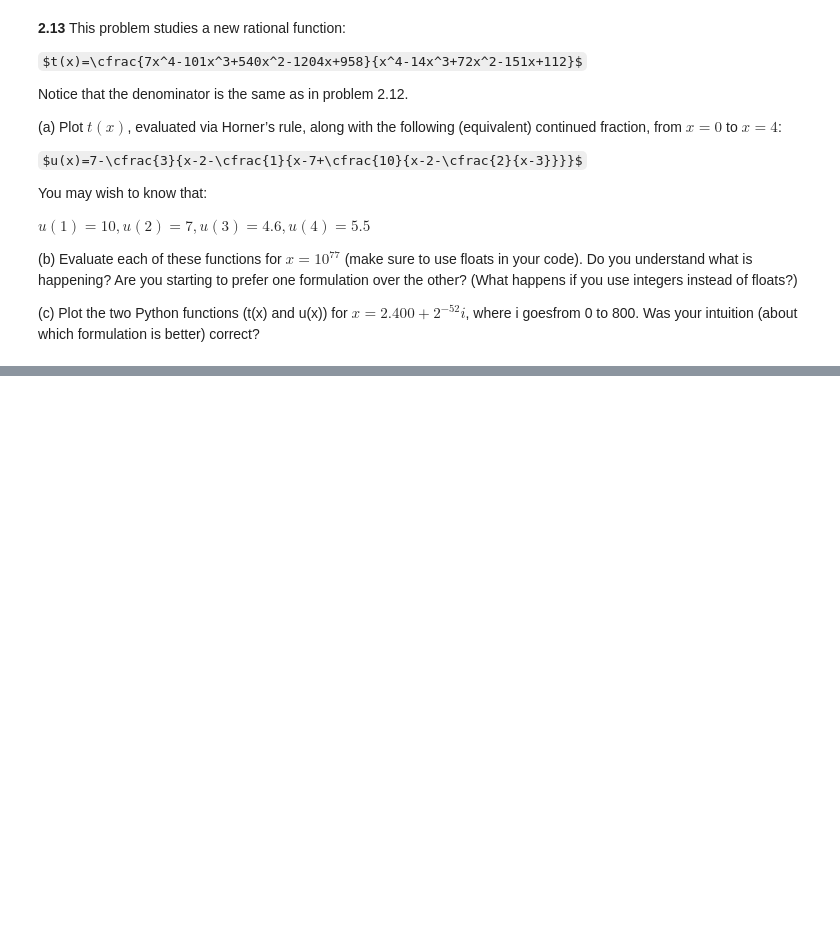
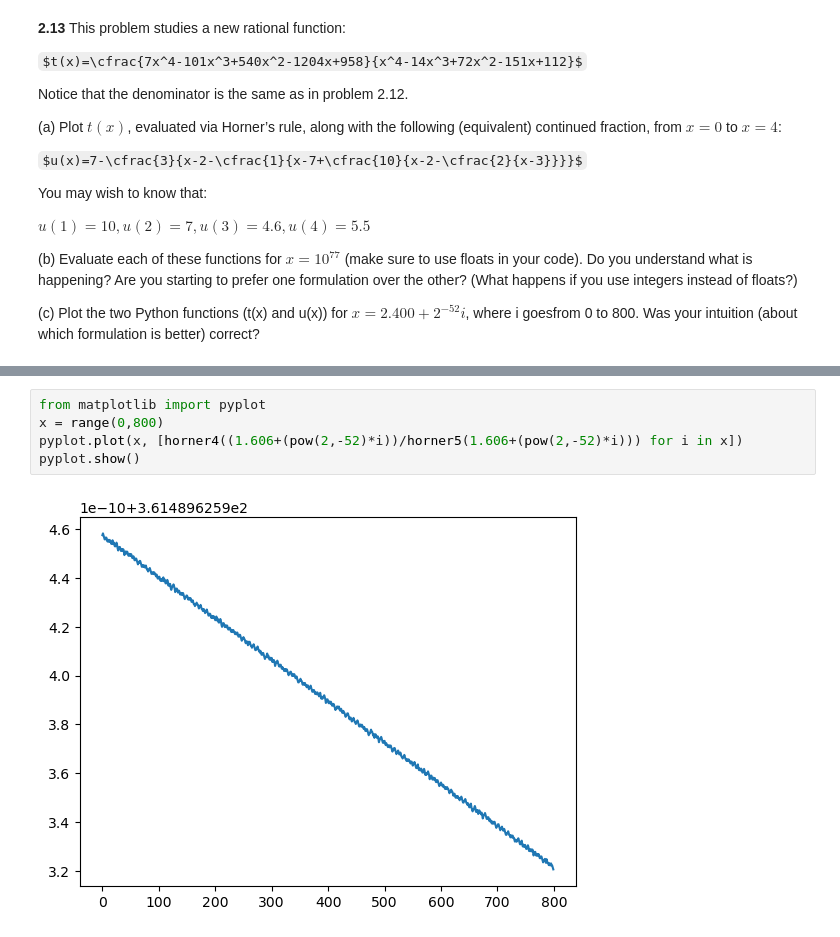
Before and after one commit to Arely00/ArelyGuadalupeJimenezDIaz-mn-2024, a Jupyter notebook: Ejercicios.ipynb, the cells around one changed output, grey strips where cells are left out. Drawn from its saved outputs; the diff is of its cells as text; some formulas as TeX source; blank space fills up the shorter version.

```diff
--- a/Ejercicios.ipynb
+++ b/Ejercicios.ipynb
@@ -241,0 +338,7 @@ NameError: name 'i' is not defined
+# %%
+from matplotlib import pyplot
+x = range(0,800)
+pyplot.plot(x, [horner4((1.606+(pow(2,-52)*i))/horner5(1.606+(pow(2,-52)*i))) for i in x])
+pyplot.show()
+# %% [output]
+[figure, added]
```
Also changed, not shown: parts of 9 cells of this notebook.
